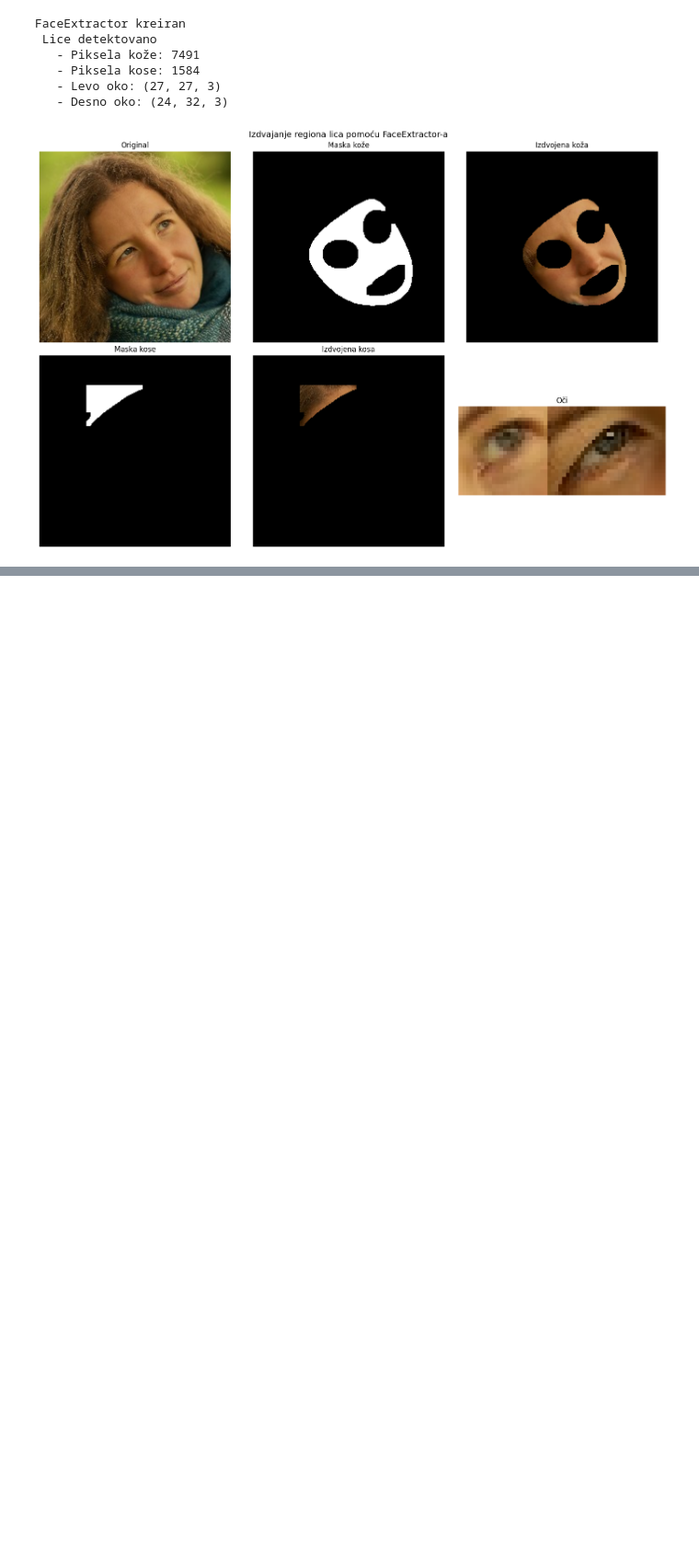
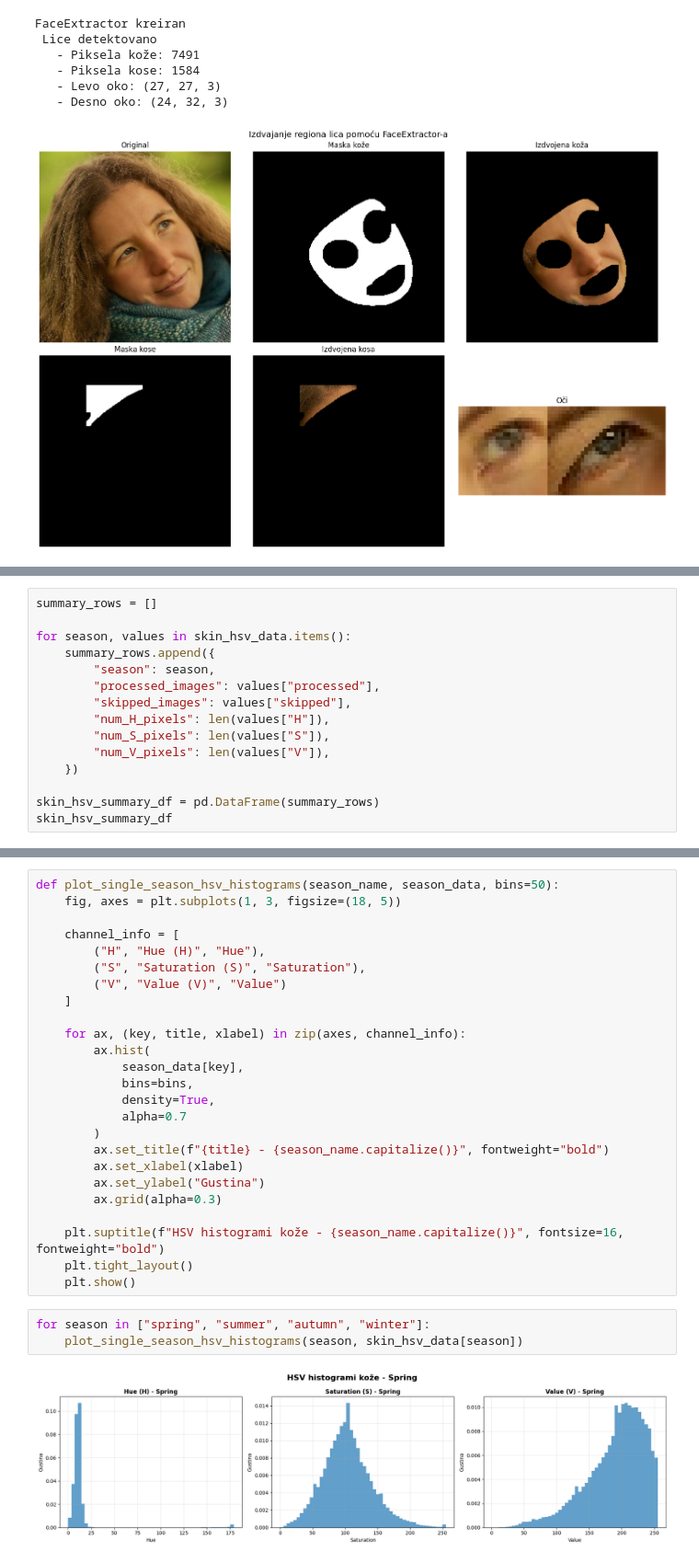
Before and after one commit to natasarad02/color-analysis-project, a Jupyter notebook: druga_kontrolna_tacka.ipynb, the cells around one changed output, grey strips where cells are left out. Shown at 92% size. Drawn from its saved outputs; the diff is of its cells as text; blank space fills up the shorter version.

Commit message:
added exploratory analysis for skin and eyes

```diff
--- a/druga_kontrolna_tacka.ipynb
+++ b/druga_kontrolna_tacka.ipynb
@@ -161,0 +275,15 @@ FaceExtractor kreiran
+# %%
+summary_rows = []
+
+for season, values in skin_hsv_data.items():
+    summary_rows.append({
+        "season": season,
+        "processed_images": values["processed"],
+        "skipped_images": values["skipped"],
+        "num_H_pixels": len(values["H"]),
+        "num_S_pixels": len(values["S"]),
+        "num_V_pixels": len(values["V"]),
+    })
+
+skin_hsv_summary_df = pd.DataFrame(summary_rows)
+skin_hsv_summary_df
@@ -161,0 +296,30 @@ FaceExtractor kreiran
+# %%
+def plot_single_season_hsv_histograms(season_name, season_data, bins=50):
+    fig, axes = plt.subplots(1, 3, figsize=(18, 5))
+
+    channel_info = [
+        ("H", "Hue (H)", "Hue"),
+        ("S", "Saturation (S)", "Saturation"),
+        ("V", "Value (V)", "Value")
+    ]
+
+    for ax, (key, title, xlabel) in zip(axes, channel_info):
+        ax.hist(
+            season_data[key],
+            bins=bins,
+            density=True,
+            alpha=0.7
+        )
+        ax.set_title(f"{title} - {season_name.capitalize()}", fontweight="bold")
+        ax.set_xlabel(xlabel)
+        ax.set_ylabel("Gustina")
+        ax.grid(alpha=0.3)
+
+    plt.suptitle(f"HSV histogrami kože - {season_name.capitalize()}", fontsize=16, fontweight="bold")
+    plt.tight_layout()
+    plt.show()
+# %%
+for season in ["spring", "summer", "autumn", "winter"]:
+    plot_single_season_hsv_histograms(season, skin_hsv_data[season])
+# %% [output]
+[figure, added]
```
Also changed, not shown: parts of 22 cells of this notebook.
